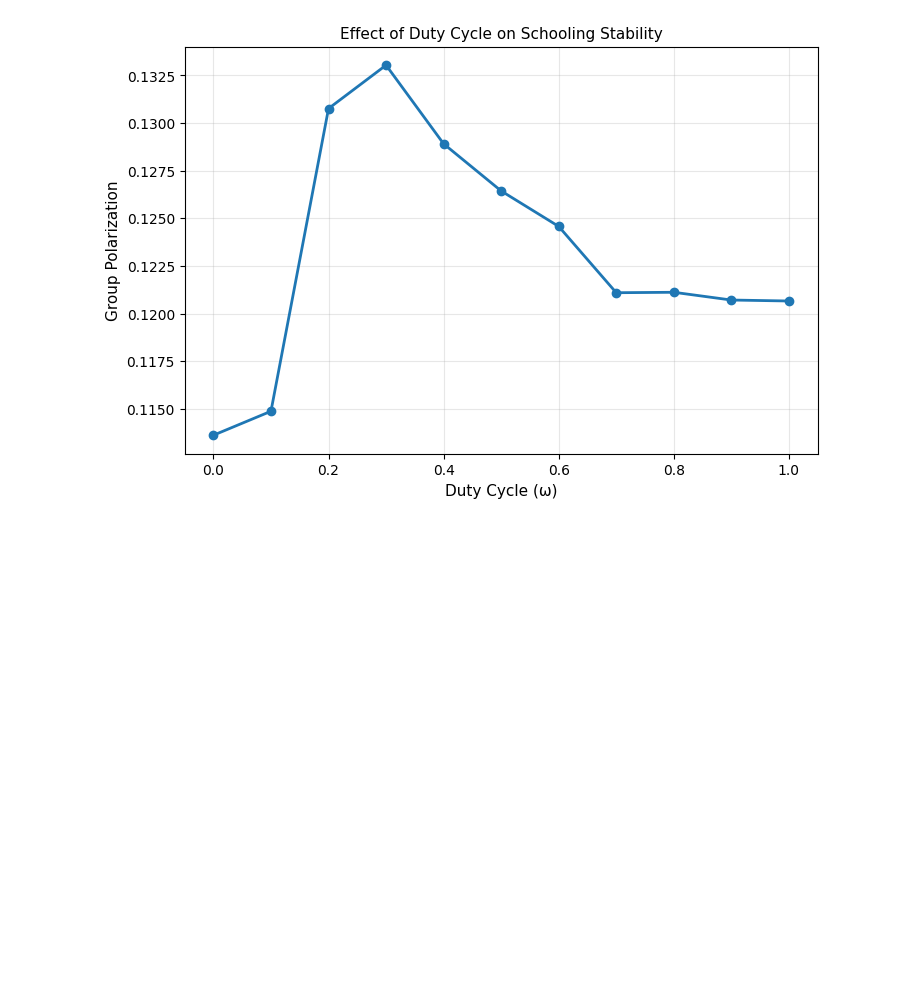
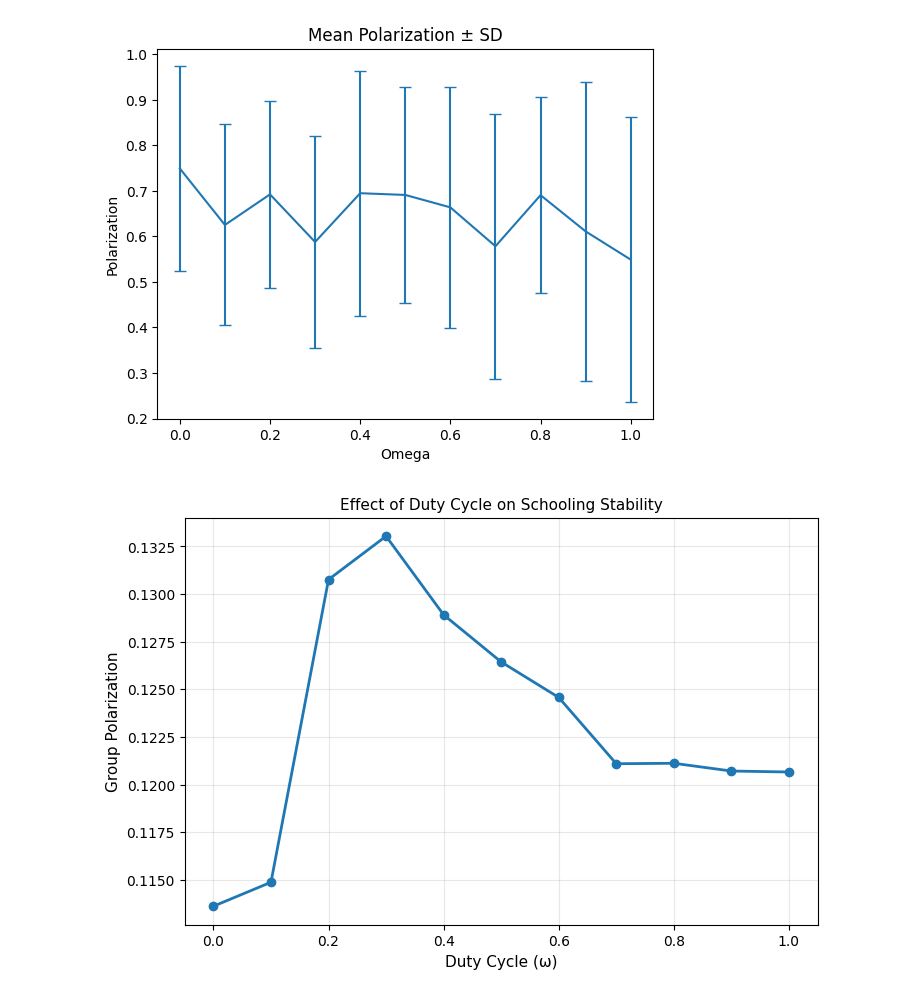
Before and after one commit to anzehocevar/SkupinskoVedenje_skupinaD, a Jupyter notebook: notebooks/fish_model_ext.ipynb, the cells around one changed output. Cells and saved outputs as stored; diff of their text form; code cells hidden in the pictures; blank space fills up the shorter version.

```diff
--- a/notebooks/fish_model_ext.ipynb
+++ b/notebooks/fish_model_ext.ipynb
@@ -61 +93,14 @@ Testing Omega = 1.0...
+# %%
+plt.errorbar(
+    stats["omega"],
+    stats["polarization_mean"],
+    yerr=stats["polarization_std"],
+    capsize=4,
+)
+plt.xlabel("Omega")
+plt.ylabel("Polarization")
+plt.title("Mean Polarization ± SD")
+plt.show()
+# %% [output]
+[figure, added]
 # %%
```
Also changed, not shown: parts of 11 cells of this notebook, 6 other files.
